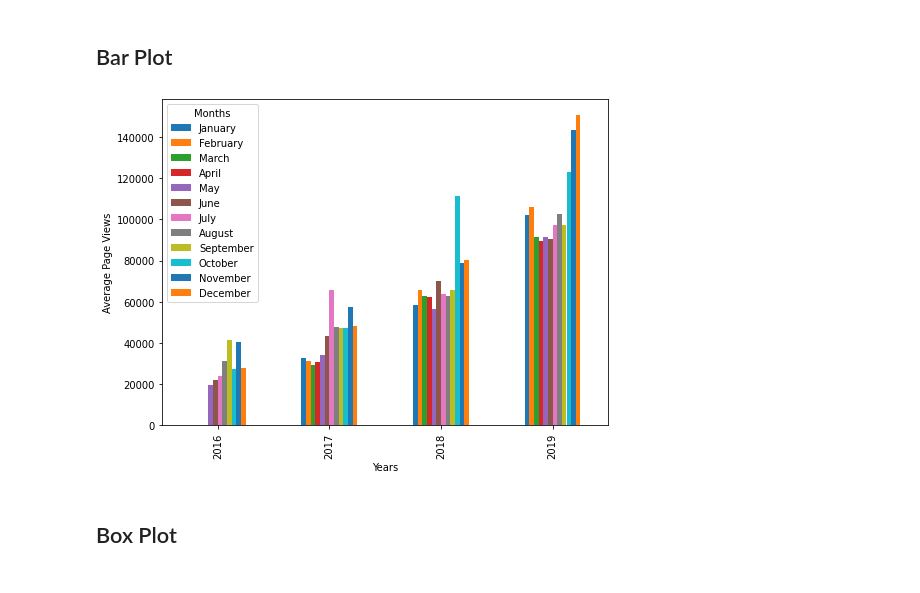
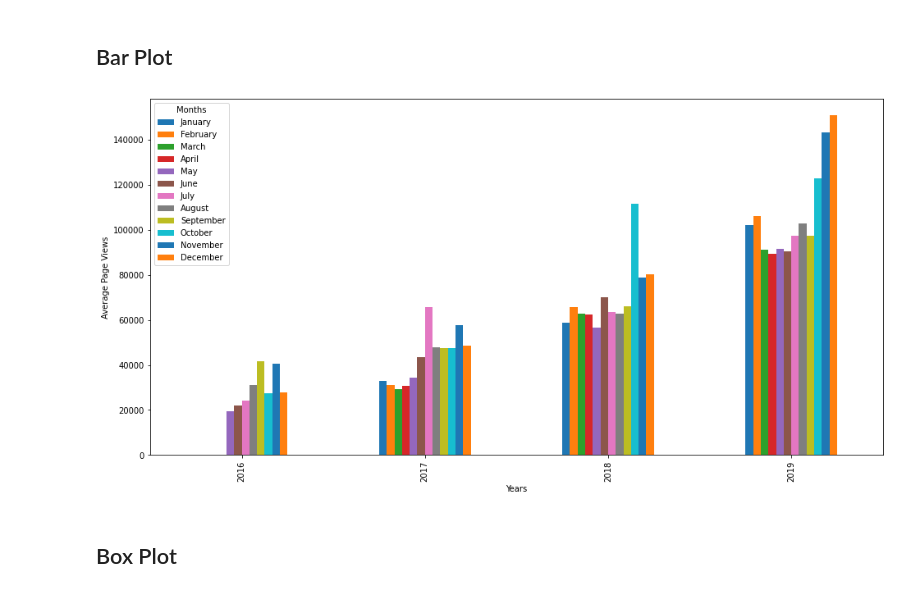
Before and after one commit to Hector-N/FCC-Data-Analysis-with-Python-Certification, a Jupyter notebook: page_view_time_series_visualizer/time_series_visualizer.ipynb, the cells around one changed output. Cells and saved outputs as stored; diff of their text form; code cells hidden in the pictures.

```diff
--- a/page_view_time_series_visualizer/time_series_visualizer.ipynb
+++ b/page_view_time_series_visualizer/time_series_visualizer.ipynb
@@ -87,10 +70,12 @@ fig_line_plot = draw_line_plot()
 # %% [markdown]
 ## Bar Plot
 # %%
-def draw_bar_plot():
+# def draw_bar_plot():
+def draw_bar_plot(dataset):
 
     # df_bar = df.copy()
-    df_bar = views_cleaned.copy()
+    df_bar = dataset.copy()
+#     df_bar = views_cleaned.copy()
 
     # add year
     df_bar['year'] = df_bar.index.year
@@ -127,7 +112,7 @@ def draw_bar_plot():
 
     # Draw bar plot
     ax = data_for_plot.plot(kind='bar',
-                            figsize=(8, 6),
+                            figsize=(16, 8),
                             xlabel='Years',
                             ylabel='Average Page Views',
                             legend=True)
@@ -141,8 +126,8 @@ def draw_bar_plot():
 
     return fig
 # %%
-fig_bar_plot = draw_bar_plot()
+bar_plot_cleaned = draw_bar_plot(views_cleaned)
 # %% [output]
-[figure, old version]
+[figure, new version]
 # %% [markdown]
 ## Box Plot
```
Also changed, not shown: parts of 23 cells of this notebook, 5 other files.
